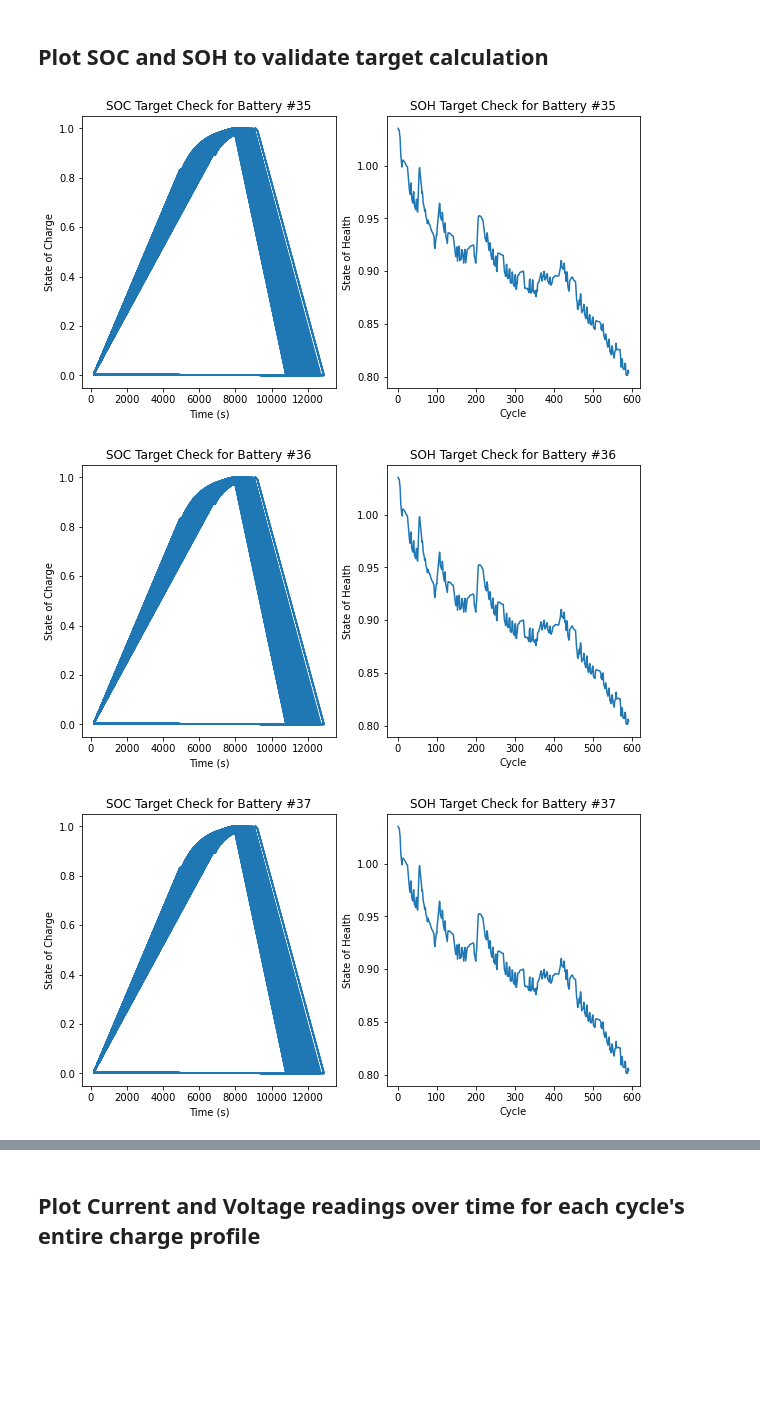
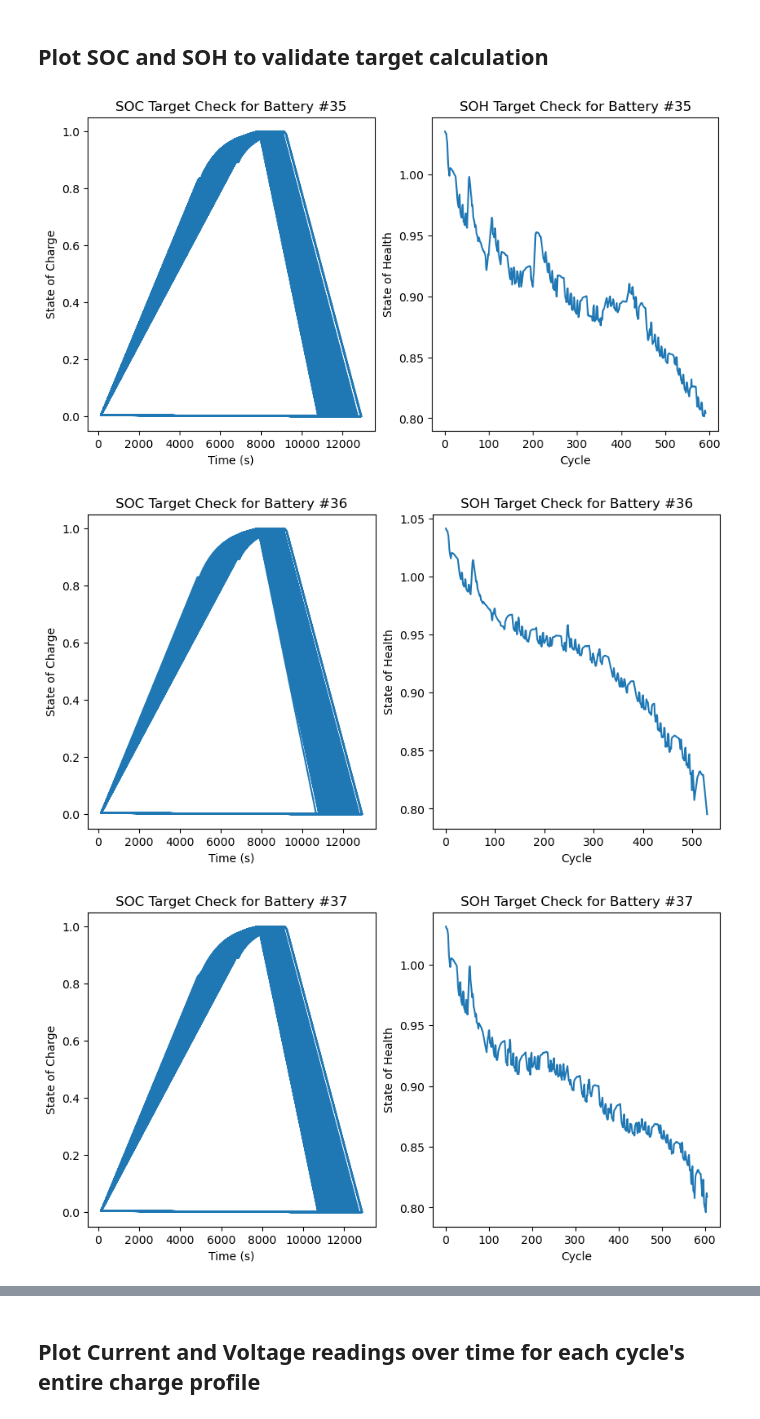
Before and after one commit to ryleytraverse/calce_project, a Jupyter notebook: soc_soh_estimation_framework_data_prep.ipynb, the cells around one changed output, grey strips where cells are left out. Drawn from its saved outputs; the diff is of its cells as text; code cells hidden in the pictures; blank space fills up the shorter version.

```diff
--- a/soc_soh_estimation_framework_data_prep.ipynb
+++ b/soc_soh_estimation_framework_data_prep.ipynb
@@ -190,22 +205,22 @@ df_38_subcycle_soc_soh, df_38_soc_soh = help_func.calculate_soc_soh(df_38_eol, d
 ## Plot SOC and SOH to validate target calculation
 # %%
 # Check SOC/SOH calculation
-dfs = [df_35_subcycle_soc_soh, df_35_subcycle_soc_soh, df_35_subcycle_soc_soh, df_35_subcycle_soc_soh]
+dfs = [df_35_subcycle_soc_soh, df_36_subcycle_soc_soh, df_37_subcycle_soc_soh, df_38_subcycle_soc_soh]
 bats = [35, 36, 37, 38]
 for data, b in zip(dfs, bats):
     fig, axs = plt.subplots(1, 2, figsize=(10, 5))
     axs[0].plot(data['Test_Time(s)'].to_numpy(), data['State_of_Charge'].to_numpy())
     axs[0].set_xlabel('Time (s)')
     axs[0].set_ylabel('State of Charge')
     t = 'SOC Target Check for Battery #' + str(b)
     axs[0].set_title(t)
     axs[1].plot(data.Cycle_Index.unique(), data.State_of_Health.unique())
     axs[1].set_xlabel('Cycle')
     axs[1].set_ylabel('State of Health')
     t = 'SOH Target Check for Battery #' + str(b)
     axs[1].set_title(t)
     plt.show()
 # %% [output]
-[figure, old version]
+[figure, new version]
-[figure, old version]
+[figure, new version]
-[figure, old version]
+[figure, new version]
```
Also changed, not shown: parts of 9 cells of this notebook, 1 other file.
